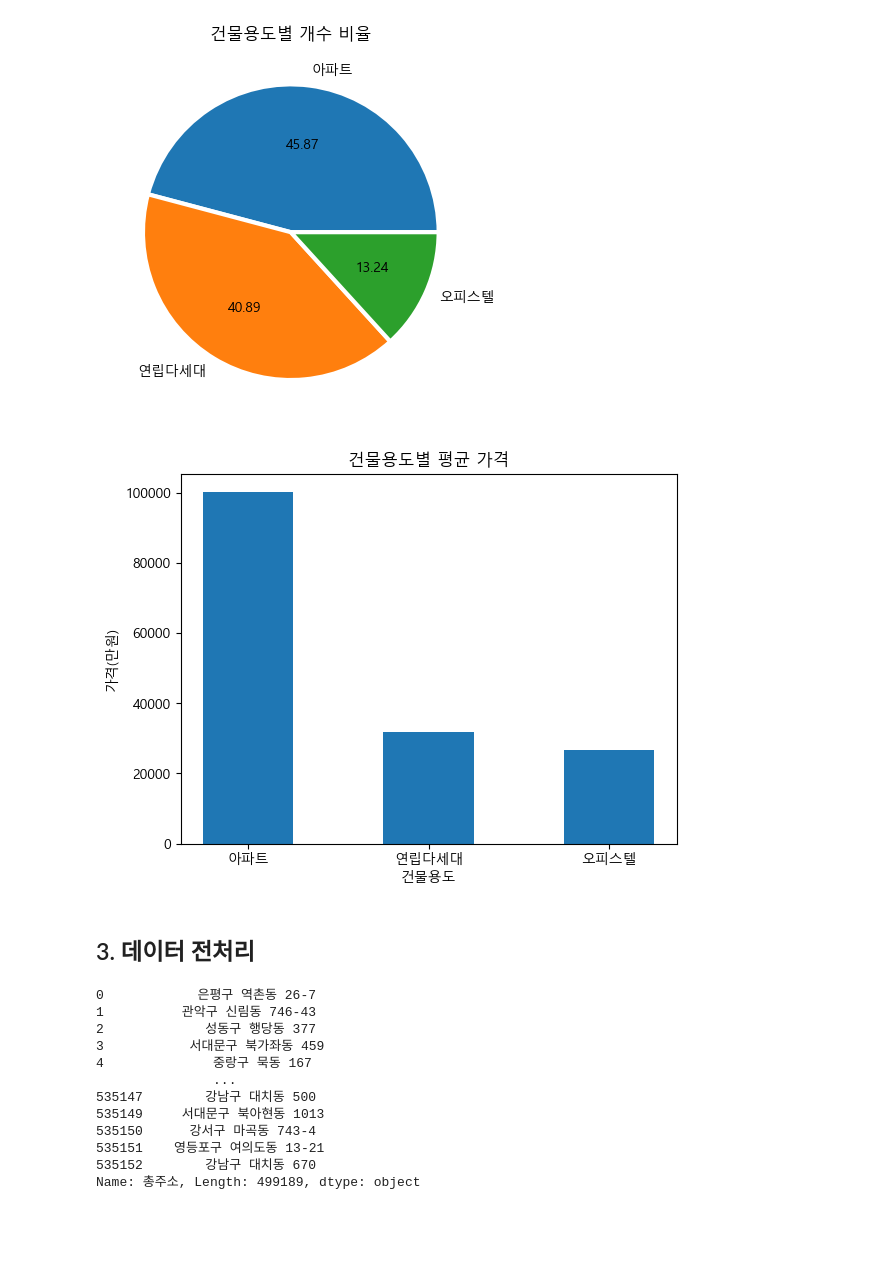
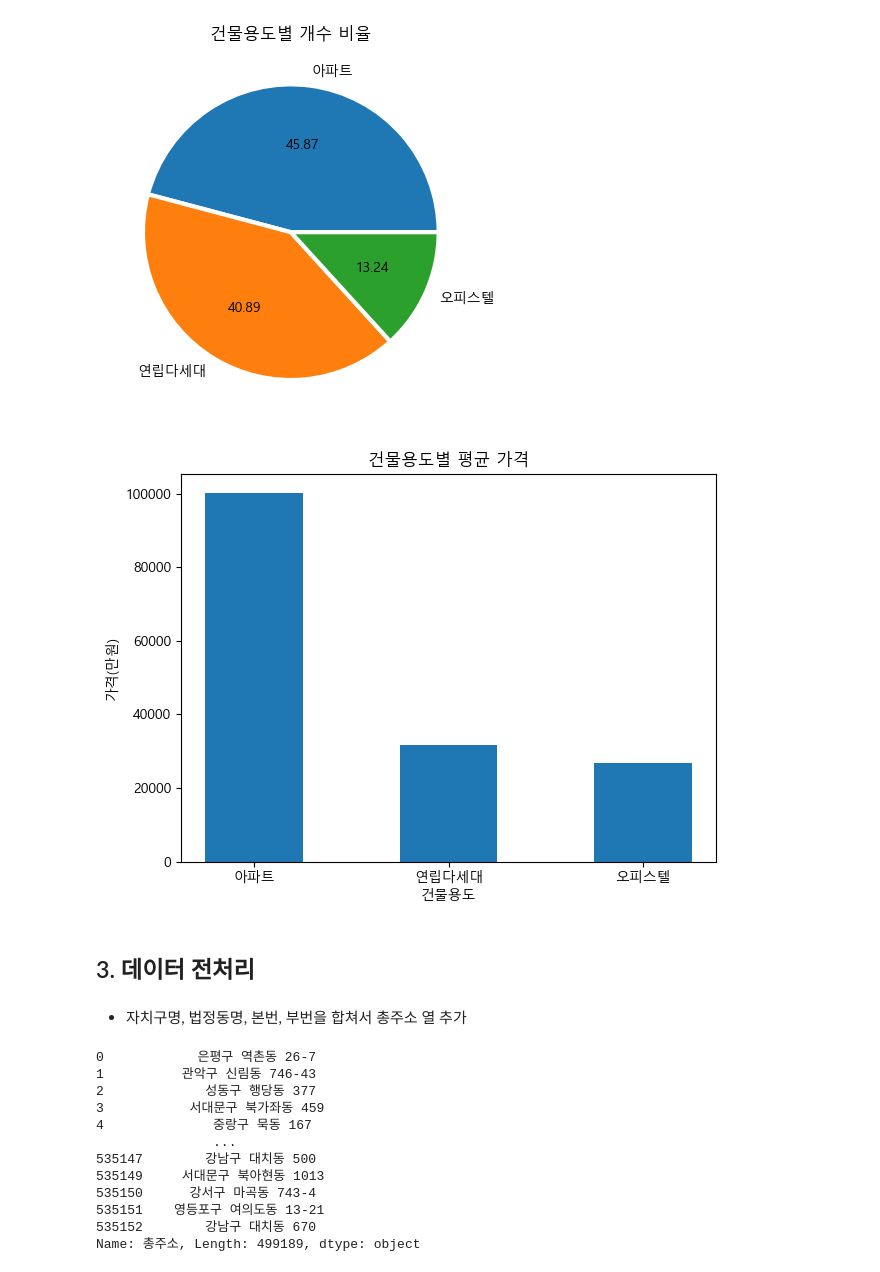
Before and after one commit to GitSkyBlue/Estate, a Jupyter notebook: Estate.ipynb, the cells around one changed output. Saved outputs shown, nothing was run; the diff lists cells and outputs as text; code cells hidden in the pictures; blank space fills up the shorter version.

```diff
--- a/Estate.ipynb
+++ b/Estate.ipynb
@@ -268,6 +193,0 @@ df.groupby('년월')['아파트 매매 실거래가격지수'].mean()
-# %%
-import pandas as pd
-import matplotlib.pyplot as plt
-
-plt.rcParams['font.family'] ='Malgun Gothic'
-plt.rcParams['axes.unicode_minus'] =False
@@ -320,5 +229,6 @@ df.head()
 # %%
-df.drop(['Unnamed: 0', '자치구코드', '법정동코드', '지번구분', '지번구분명', '건물명', '국고채(1년)', '국고채(5년)', '면적당 단가', '물건금액(만원)_평균', '건물용도_단독다가구', '건물용도_아파트', '건물용도_연립다세대', '건물용도_오피스텔'], axis=1, inplace=True)
+# df.drop(['Unnamed: 0', '자치구코드', '법정동코드', '지번구분', '지번구분명', '건물명', '국고채(1년)', '국고채(5년)', '면적당 단가', '물건금액(만원)_평균', '건물용도_단독다가구', '건물용도_아파트', '건물용도_연립다세대', '건물용도_오피스텔'], axis=1, inplace=True)
+df.drop(['자치구코드', '법정동코드', '지번구분', '지번구분명', '건물명', '국고채(1년)', '국고채(5년)', '면적당 단가', '물건금액(만원)_평균', '건물용도_단독다가구', '건물용도_아파트', '건물용도_연립다세대', '건물용도_오피스텔'], axis=1, inplace=True)
 # %%
 df = df[df['건물용도'] != '단독다가구']
 # %%
@@ -447,14 +357,17 @@ plt.show()
 # %%
 # 건물용도별 평균 가격
 data = df.groupby('건물용도')['물건금액(만원)'].mean()
 
 plt.bar(data.index, data.values, width=0.5)
 plt.title('건물용도별 평균 가격')
 plt.xlabel('건물용도')
 plt.ylabel('가격(만원)')
+plt.tight_layout()
 plt.show()
 # %% [output]
-[figure, old version]
+[figure, new version]
 # %% [markdown]
 ## 3. 데이터 전처리
+# %% [markdown]
+- 자치구명, 법정동명, 본번, 부번을 합쳐서 총주소 열 추가
 # %%
```
Also changed, not shown: parts of 39 cells of this notebook.
